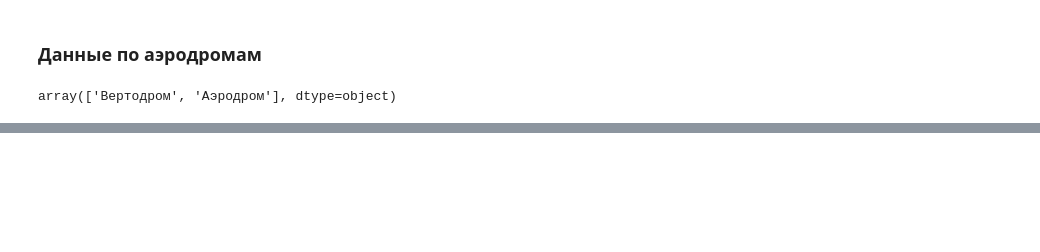
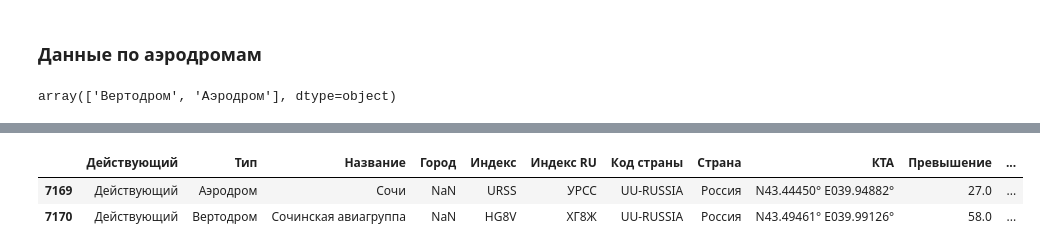
Before and after one commit to zhukov-msu/helicopters, a Jupyter notebook: heli_data_explore.ipynb, the cells around one changed output, grey strips where cells are left out. Drawn from its saved outputs; the diff is of its cells as text; code cells hidden in the pictures; blank space fills up the shorter version.

```diff
--- a/heli_data_explore.ipynb
+++ b/heli_data_explore.ipynb
@@ -229,0 +323,6 @@ array(['Вертодром', 'Аэродром'], dtype=object)
+# %%
+aero_types = ['ГА', 'АОН', 'МЧС']
+# %%
+droms = droms[droms['Принадлежность'].isin(aero_types)]
+# %%
+droms = droms[droms['Тип'] == 'Аэродром']
@@ -229,0 +337,8 @@ array(['Вертодром', 'Аэродром'], dtype=object)
+# %%
+droms = droms[droms['Название'].isin(droms_aglom)]
+# %%
+droms[droms['Название'].str.contains('Сочи')]
+# %% [output]
+|  | Действующий | Тип | Название | Город | Индекс | Индекс RU | Код страны | Страна | КТА | Превышение | ... |
+| 7169 | Действующий | Аэродром | Сочи | NaN | URSS | УРСС | UU-RUSSIA | Россия | N43.44450° E039.94882° | 27.0 | ... |
+| 7170 | Действующий | Вертодром | Сочинская авиагруппа | NaN | HG8V | ХГ8Ж | UU-RUSSIA | Россия | N43.49461° E039.99126° | 58.0 | ... |
```
Also changed, not shown: parts of 27 cells of this notebook.
